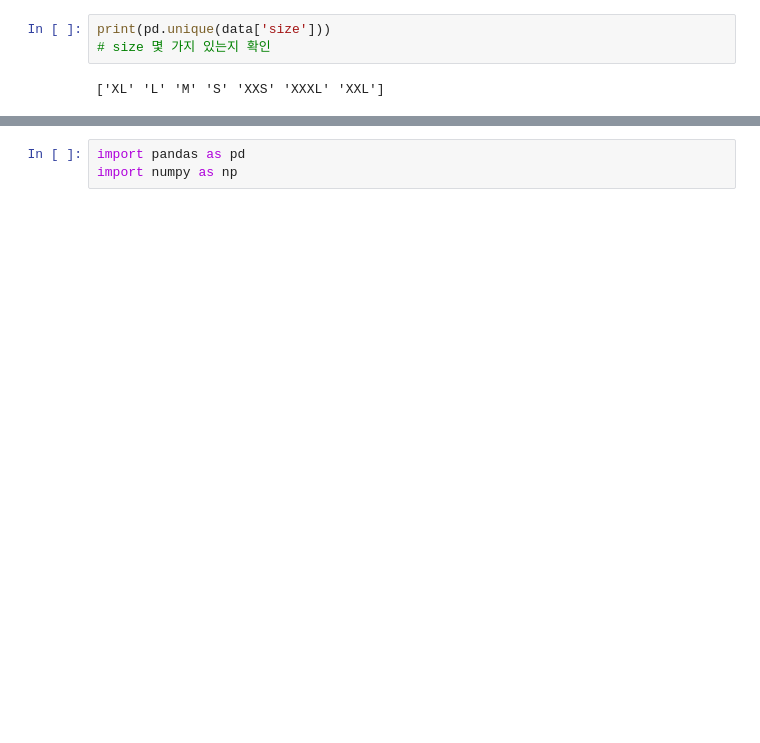
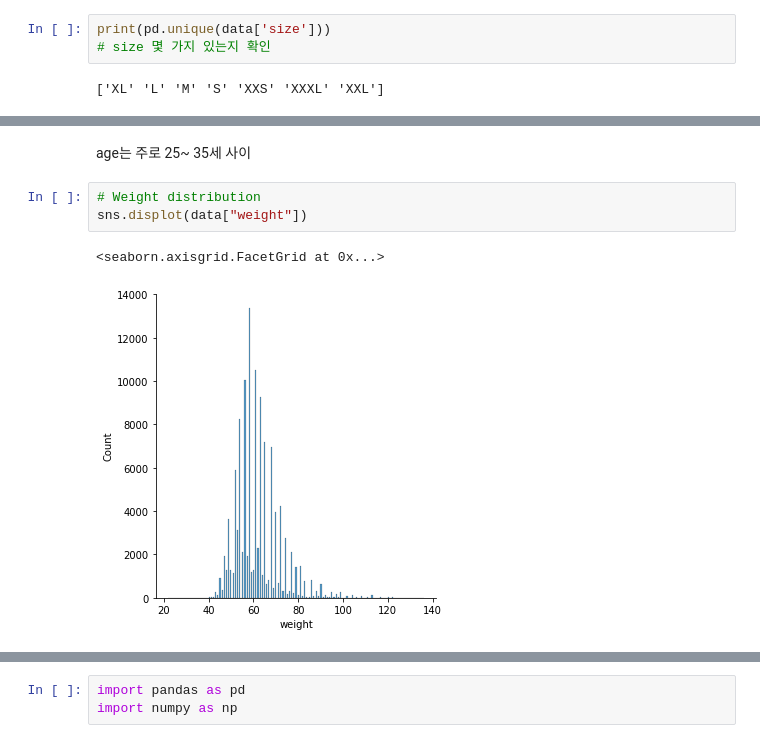
Before and after one commit to Nayoung-young/kaggle_practice, a Jupyter notebook: Clothes_Size_Prediction.ipynb, the cells around one changed output, grey strips where cells are left out. Cells and saved outputs as stored; diff of their text form; blank space fills up the shorter version.

```diff
--- a/Clothes_Size_Prediction.ipynb
+++ b/Clothes_Size_Prediction.ipynb
@@ -72,0 +101,8 @@ weight_arr.size
+# %% [markdown]
+age는 주로 25~ 35세 사이
+# %%
+# Weight distribution
+sns.displot(data["weight"])
+# %% [output]
+<seaborn.axisgrid.FacetGrid at 0x...>
+[figure, added]
```
Also changed, not shown: parts of 59 cells of this notebook.
